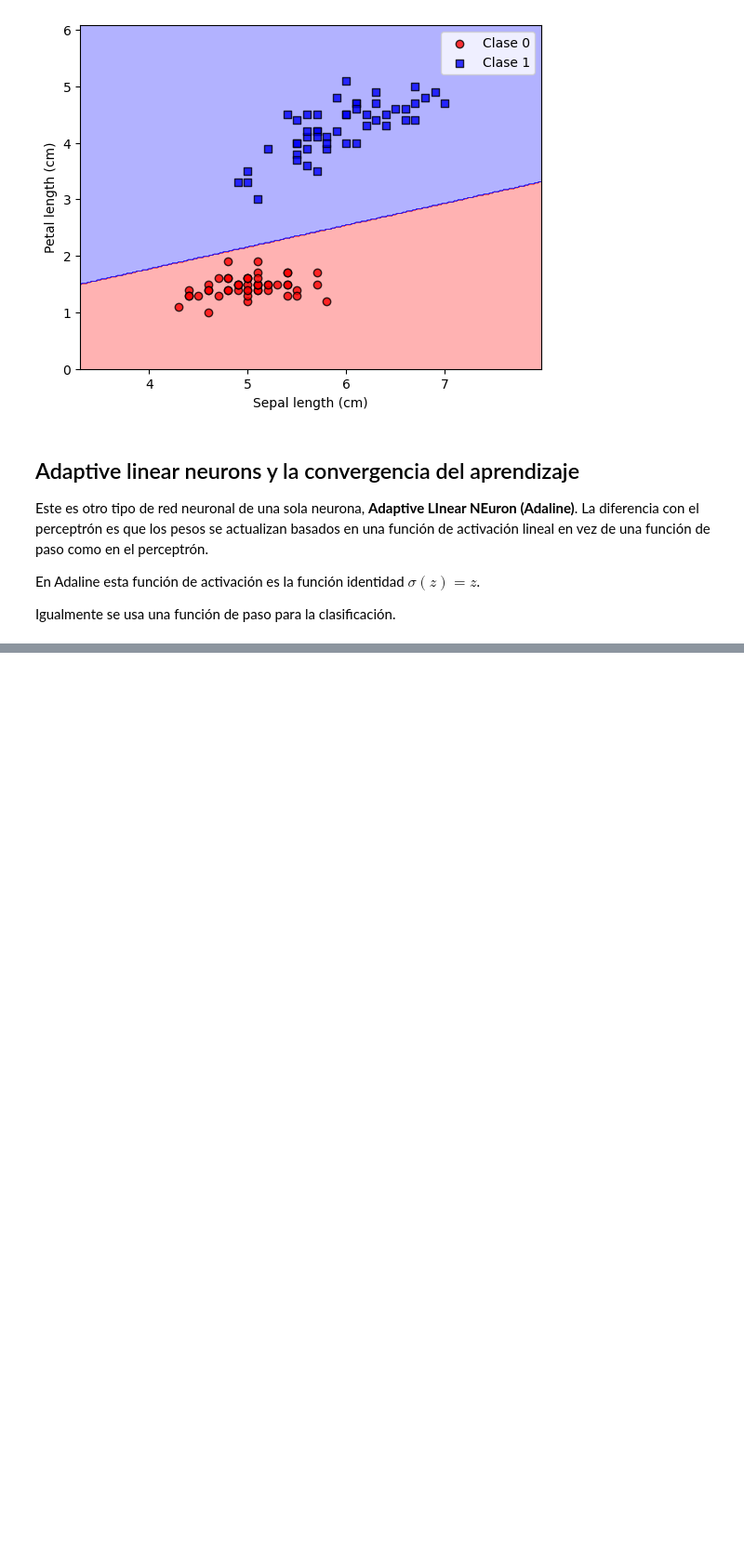
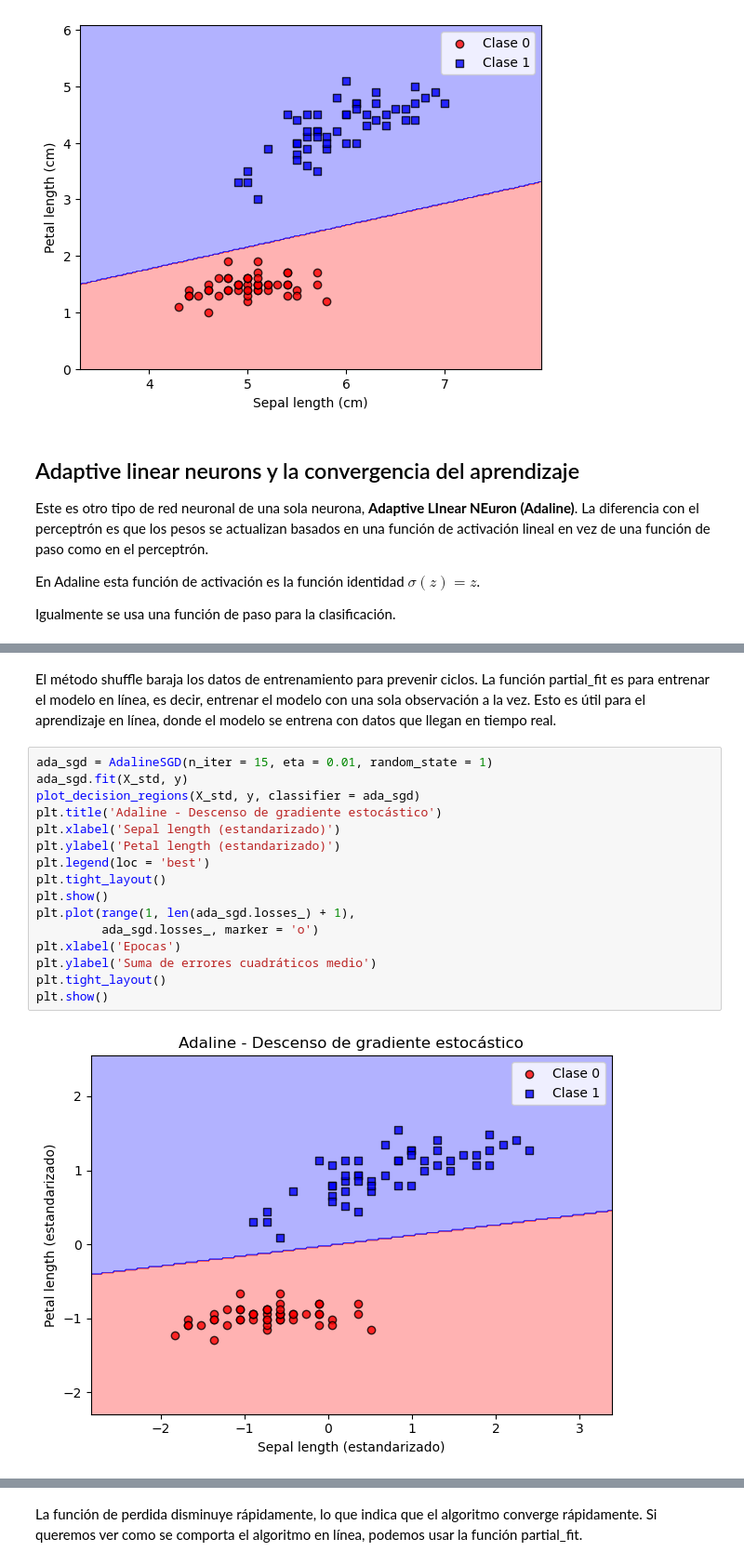
Before and after one commit to mvegag/Machine_learning_with_pytorch, a Jupyter notebook: algoritmo simple para clasificación.ipynb, the cells around one changed output, grey strips where cells are left out. Shown at 93% size. Cells and saved outputs as stored; diff of their text form; blank space fills up the shorter version.

```diff
--- a/algoritmo simple para clasificación.ipynb
+++ b/algoritmo simple para clasificación.ipynb
@@ -247,0 +531,20 @@ El término $1/2$ es añadido por conveniencia, ya que hace más fácil derivar
+# %% [markdown]
+El método shuffle baraja los datos de entrenamiento para prevenir ciclos. La función partial_fit es para entrenar el modelo en línea, es decir, entrenar el modelo con una sola observación a la vez. Esto es útil para el aprendizaje en línea, donde el modelo se entrena con datos que llegan en tiempo real.
+# %%
+ada_sgd = AdalineSGD(n_iter = 15, eta = 0.01, random_state = 1)
+ada_sgd.fit(X_std, y)
+plot_decision_regions(X_std, y, classifier = ada_sgd)
+plt.title('Adaline - Descenso de gradiente estocástico')
+plt.xlabel('Sepal length (estandarizado)')
+plt.ylabel('Petal length (estandarizado)')
+plt.legend(loc = 'best')
+plt.tight_layout()
+plt.show()
+plt.plot(range(1, len(ada_sgd.losses_) + 1),
+         ada_sgd.losses_, marker = 'o')
+plt.xlabel('Epocas')
+plt.ylabel('Suma de errores cuadráticos medio')
+plt.tight_layout()
+plt.show()
+# %% [output]
+[figure, added]
@@ -247,0 +552,2 @@ El término $1/2$ es añadido por conveniencia, ya que hace más fácil derivar
+# %% [markdown]
+La función de perdida disminuye rápidamente, lo que indica que el algoritmo converge rápidamente. Si queremos ver como se comporta el algoritmo en línea, podemos usar la función partial_fit.
```
Also changed, not shown: parts of 11 cells of this notebook.
